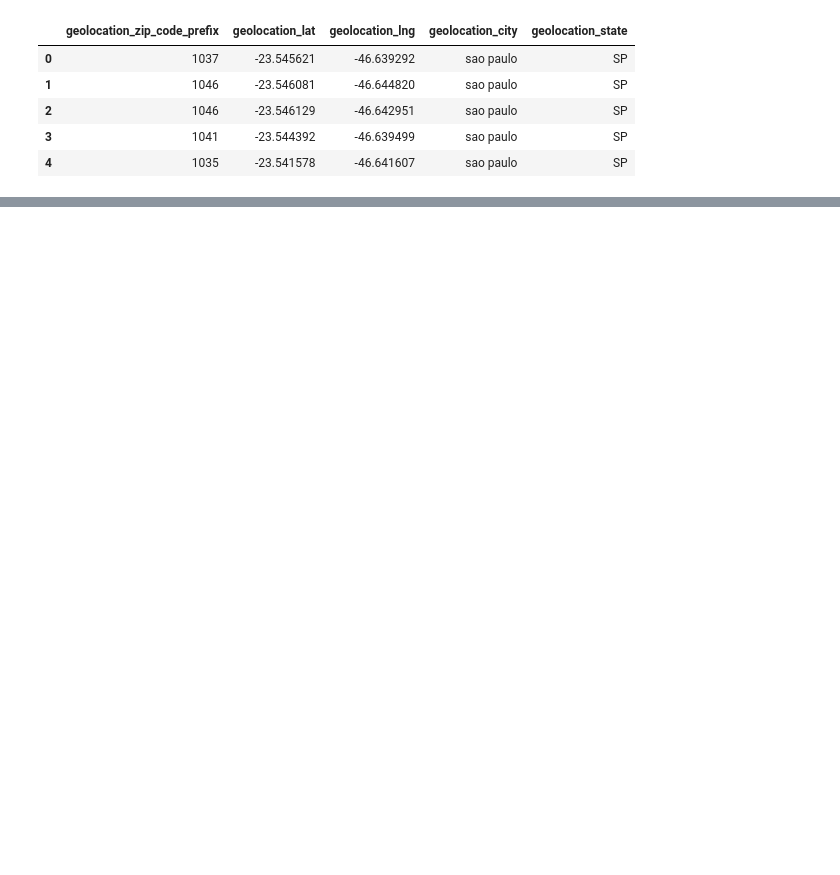
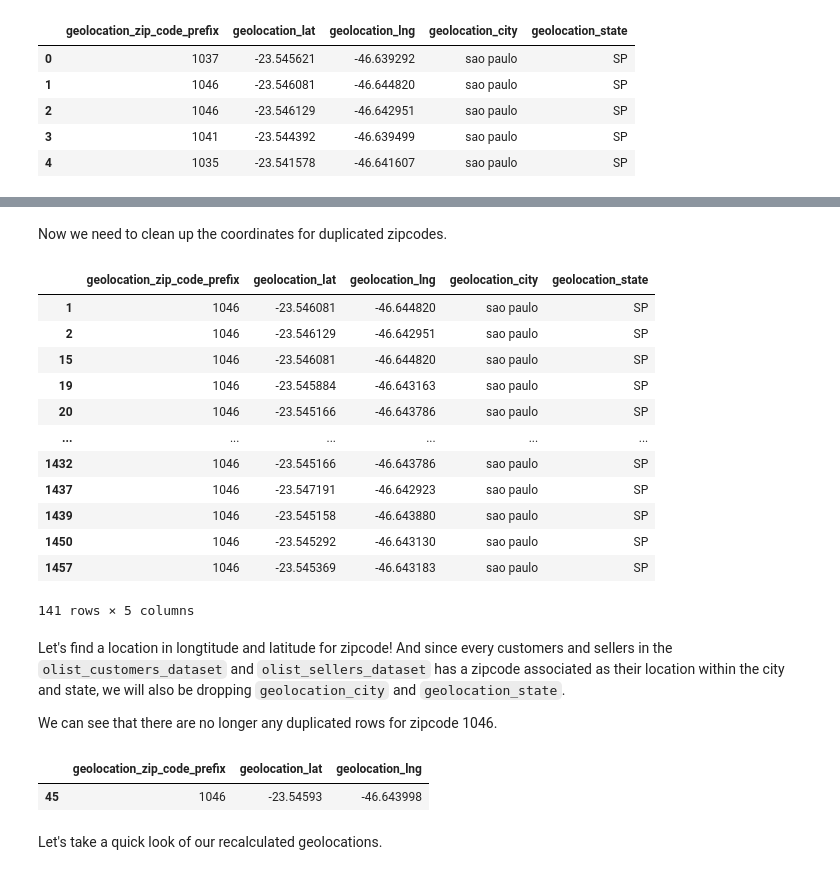
Before and after one commit to NoahPlage/Olist-Business-Analysis, a Jupyter notebook: olist-notebook.ipynb, the cells around one changed output, grey strips where cells are left out. Drawn from its saved outputs; the diff is of its cells as text; code cells hidden in the pictures; blank space fills up the shorter version.

```diff
--- a/olist-notebook.ipynb
+++ b/olist-notebook.ipynb
@@ -432,0 +235,34 @@ df_comments.head()
+# %% [markdown]
+Now we need to clean up the coordinates for duplicated zipcodes.
+# %%
+# viewing all zipcodes that are 1046
+geo_df[geo_df['geolocation_zip_code_prefix'] == 1046]
+# %% [output]
+|  | geolocation_zip_code_prefix | geolocation_lat | geolocation_lng | geolocation_city | geolocation_state |
+| 1 | 1046 | -23.546081 | -46.644820 | sao paulo | SP |
+| 2 | 1046 | -23.546129 | -46.642951 | sao paulo | SP |
+| 15 | 1046 | -23.546081 | -46.644820 | sao paulo | SP |
+| 19 | 1046 | -23.545884 | -46.643163 | sao paulo | SP |
+| 20 | 1046 | -23.545166 | -46.643786 | sao paulo | SP |
+| ... | ... | ... | ... | ... | ... |
+| 1432 | 1046 | -23.545166 | -46.643786 | sao paulo | SP |
+| 1437 | 1046 | -23.547191 | -46.642923 | sao paulo | SP |
+| 1439 | 1046 | -23.545158 | -46.643880 | sao paulo | SP |
+| 1450 | 1046 | -23.545292 | -46.643130 | sao paulo | SP |
+| 1457 | 1046 | -23.545369 | -46.643183 | sao paulo | SP |
+141 rows × 5 columns
+# %% [markdown]
+Let's find a location in longtitude and latitude for zipcode! And since every customers and sellers in the `olist_customers_dataset` and `olist_sellers_dataset` has a zipcode associated as their location within the city and state, we will also be dropping `geolocation_city` and `geolocation_state`.
+
+We can see that there are no longer any duplicated rows for zipcode 1046.
+# %%
+# getting mean of latitudes and longtitudes for each zipcode
+geo_df = geo_df.groupby('geolocation_zip_code_prefix')[['geolocation_lat', 'geolocation_lng']].mean().reset_index()
+
+# viewing all zipcodes that are 1046
+geo_df[geo_df['geolocation_zip_code_prefix'] == 1046]
+# %% [output]
+|  | geolocation_zip_code_prefix | geolocation_lat | geolocation_lng |
+| 45 | 1046 | -23.54593 | -46.643998 |
+# %% [markdown]
+Let's take a quick look of our recalculated geolocations.
```
Also changed, not shown: parts of 101 cells of this notebook.
